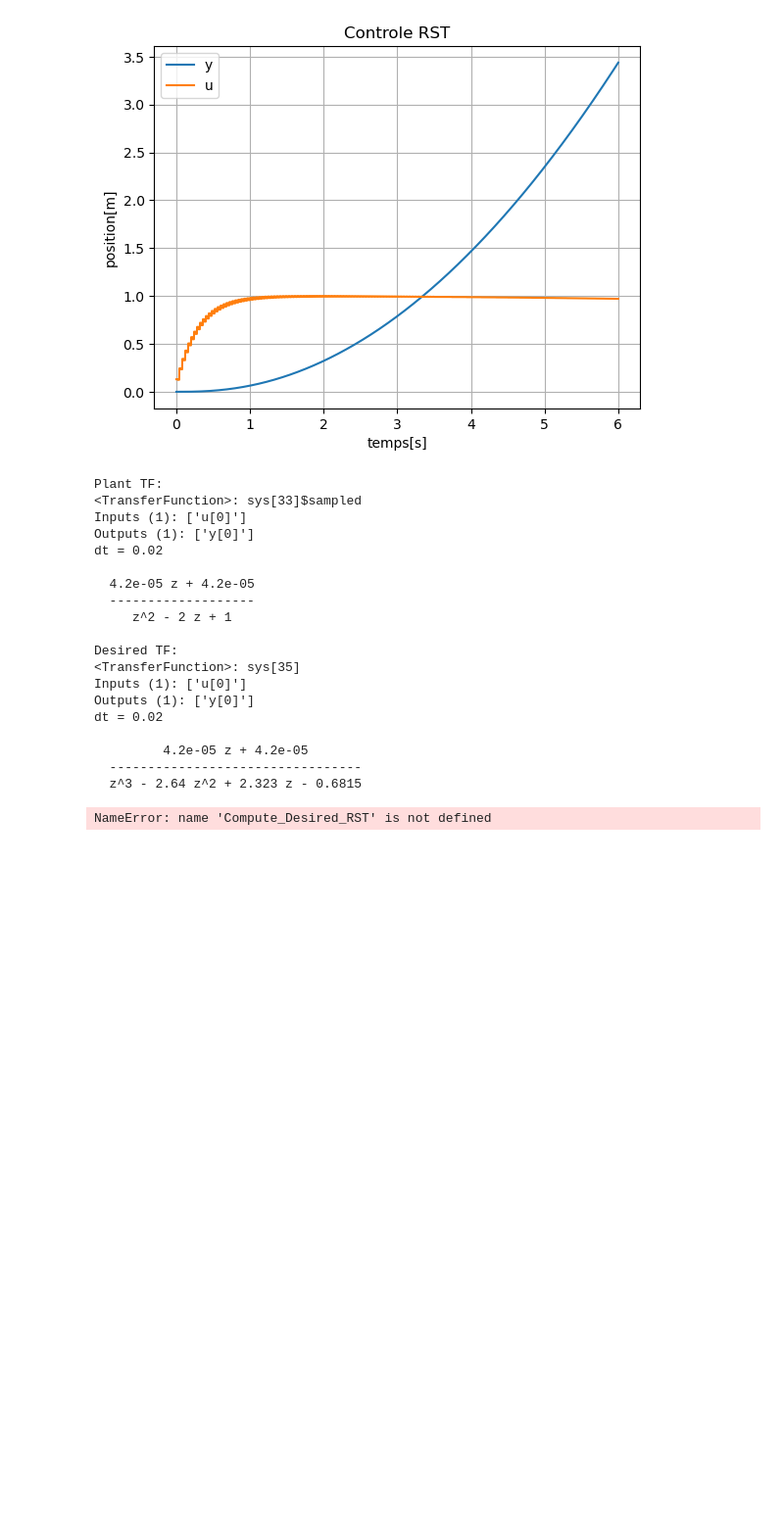
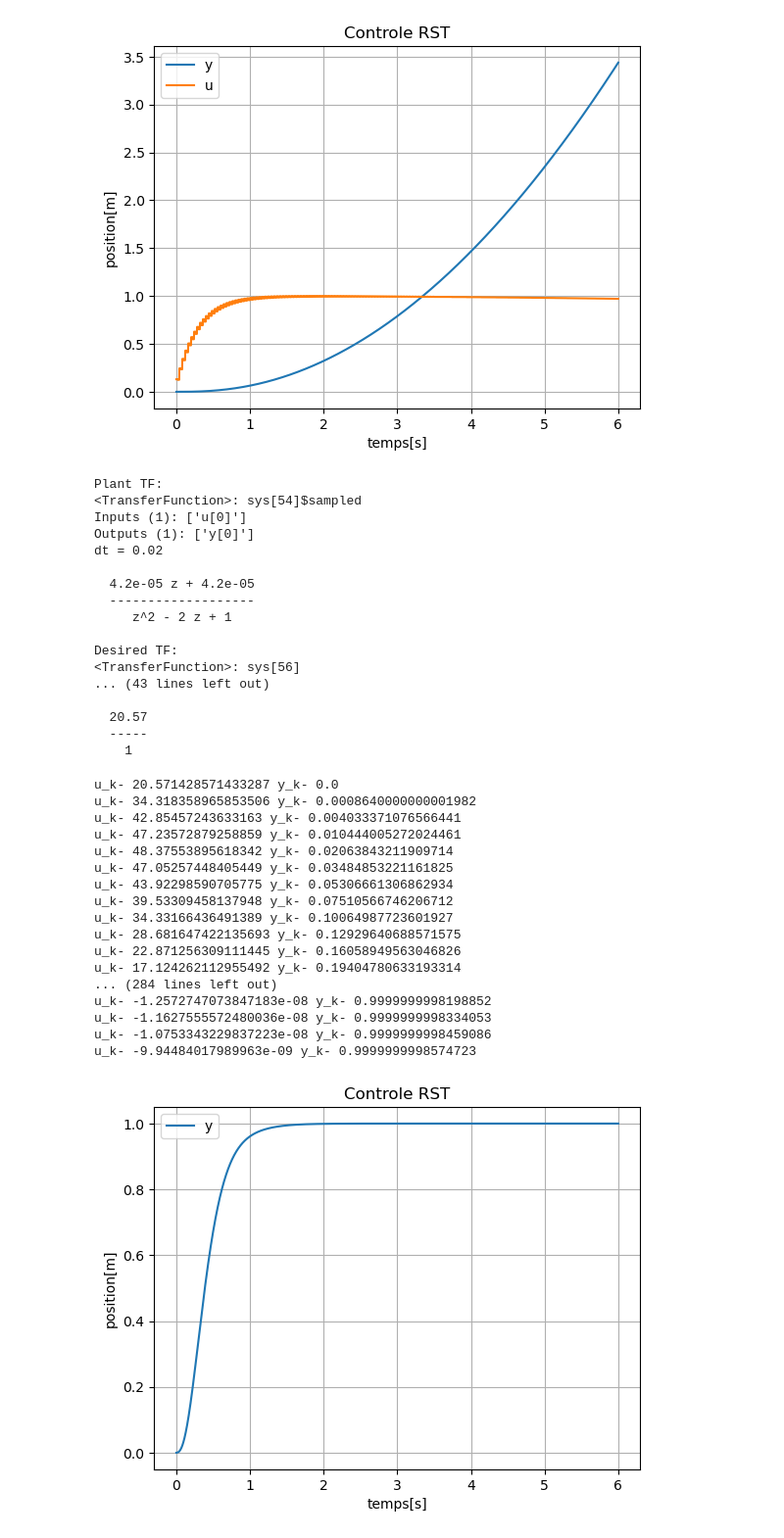
Before and after one commit to Bababoey123/PythonDiscreteControl, a Jupyter notebook: PythonDiscreteLib.ipynb, the cells around one changed output. Shown at 98% size. Cells and saved outputs as stored; diff of their text form; code cells hidden in the pictures; blank space fills up the shorter version.

```diff
--- a/PythonDiscreteLib.ipynb
+++ b/PythonDiscreteLib.ipynb
@@ -393,6 +393,9 @@ plt.show()
 # %%
 utils.as_csv('RSTLog',logger_rst_test)
 # %%
+from sklearn.preprocessing import scale
+
+
 def make_desired_tf_compatible(plant_tf, pole_radius=0.85, dc_gain=1.0):
     """Build a Desired TF compatible with Compute_Desired_RST.
     - pole_radius: 0<r<1 place all desired poles at r (slower if r closer to 1)
@@ -401,18 +404,24 @@ def make_desired_tf_compatible(plant_tf, pole_radius=0.85, dc_gain=1.0):
     # Extract plant polynomials (trim leading zeros)
     A = np.trim_zeros(np.asarray(plant_tf.den_list[0][0]), 'f')
     B = np.trim_zeros(np.asarray(plant_tf.num_list[0][0]), 'f')
-
+    dc_gain_target=1.0
     deg_A = len(A) - 1
     deg_B = len(B) - 1
-    # Desired closed-loop degree chosen to match Diophantine target: deg_A + deg_B
     desired_deg = deg_A + deg_B
 
-    # Place desired poles (all identical for simplicity) inside unit circle
     poles = [pole_radius] * desired_deg if desired_deg > 0 else [pole_radius]
-    A_cl = np.poly(poles)  # returns coeffs with leading 1
+    A_cl = np.poly(poles)  # closed-loop denominator
 
-    # Make B_cl a scaled copy of plant numerator -> T becomes scalar ~ dc_gain
-    B_cl = dc_gain * B.copy()
+    sumB = float(np.sum(B))
+    sumAcl = float(np.sum(A_cl))
+
+    if abs(sumB) < 1e-12:
+        # fallback: avoid division by tiny plant DC gain
+        scale = float(dc_gain_target)
+    else:
+        scale = float(dc_gain_target) * (sumAcl / sumB)
+
+    B_cl = scale * B
 
     return ct.tf(B_cl, A_cl, plant_tf.dt)
 
@@ -431,7 +440,7 @@ print('R =', R_tf)
 print('T =', T_tf)
 # %% [output]
 Plant TF:
-<TransferFunction>: sys[33]$sampled
+<TransferFunction>: sys[54]$sampled
 Inputs (1): ['u[0]']
 Outputs (1): ['y[0]']
 dt = 0.02
@@ -441,12 +450,44 @@ dt = 0.02
      z^2 - 2 z + 1
 
 Desired TF:
-<TransferFunction>: sys[35]
-Inputs (1): ['u[0]']
-Outputs (1): ['y[0]']
-dt = 0.02
+<TransferFunction>: sys[56]
+... (43 lines left out)
 
-         4.2e-05 z + 4.2e-05
-  ---------------------------------
-  z^3 - 2.64 z^2 + 2.323 z - 0.6815
+  20.57
+  -----
+    1
-NameError: name 'Compute_Desired_RST' is not defined
+# %%
+rst_3=RSTController(R_tf,S_tf,T_tf)
+logger_rst_4 = SimLog()
+logger_rst_4 = run_continuous_control_loop(hybrid_loop,rst_3,1.0,X_0,logger_rst_4)
+plt.figure()
+plt.plot(logger_rst_4.t_hist, logger_rst_4.y_hist, label="y")
+
+
+plt.title("Controle RST")
+plt.grid()
+plt.legend()
+plt.xlabel('temps[s]')
+plt.ylabel('position[m]')
+
+#plt.savefig('Réponse_Indicielle_PID.png')
+plt.show()
+# %% [output]
+u_k- 20.571428571433287 y_k- 0.0
+u_k- 34.318358965853506 y_k- 0.0008640000000001982
+u_k- 42.85457243633163 y_k- 0.004033371076566441
+u_k- 47.23572879258859 y_k- 0.010444005272024461
+u_k- 48.37553895618342 y_k- 0.02063843211909714
+u_k- 47.05257448405449 y_k- 0.03484853221161825
+u_k- 43.92298590705775 y_k- 0.05306661306862934
+u_k- 39.53309458137948 y_k- 0.07510566746206712
+u_k- 34.33166436491389 y_k- 0.10064987723601927
+u_k- 28.681647422135693 y_k- 0.12929640688571575
+u_k- 22.871256309111445 y_k- 0.16058949563046826
+u_k- 17.124262112955492 y_k- 0.19404780633193314
+... (284 lines left out)
+u_k- -1.2572747073847183e-08 y_k- 0.9999999998198852
+u_k- -1.1627555572480036e-08 y_k- 0.9999999998334053
+u_k- -1.0753343229837223e-08 y_k- 0.9999999998459086
+u_k- -9.94484017989963e-09 y_k- 0.9999999998574723
+[figure, added]
```
Also changed, not shown: 1 other file.
